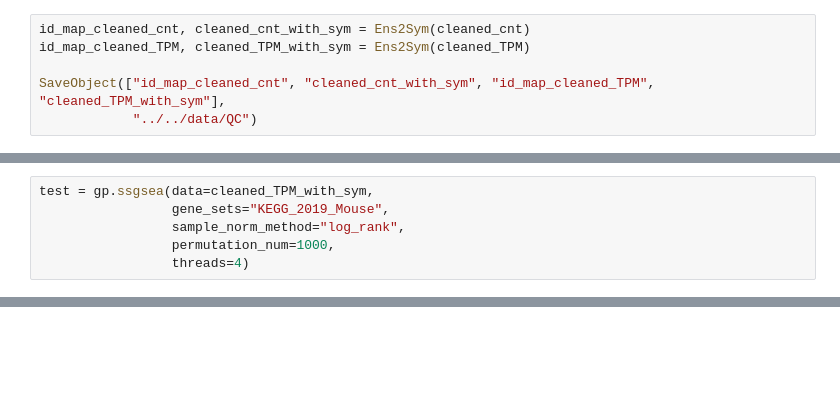
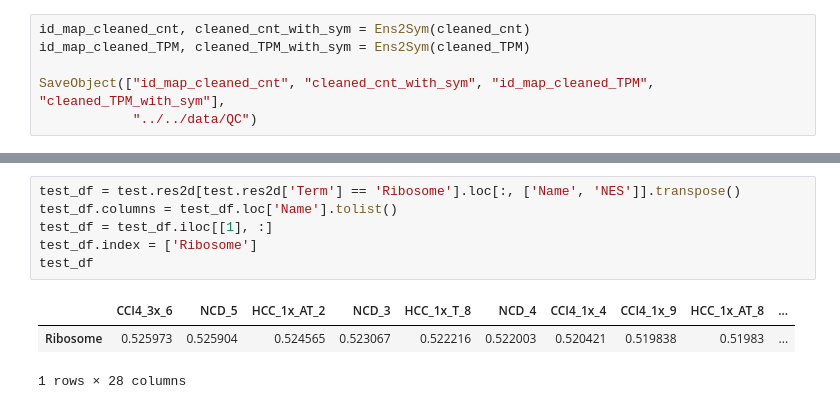
Before and after one commit to jigsaw-snu/NASH_HCC_liver-KRIBB_2022, a Jupyter notebook: srcs/rsem_star_deseq/sample_qc.ipynb, the cells around one changed output, grey strips where cells are left out. Cells and saved outputs as stored; diff of their text form; blank space fills up the shorter version.

```diff
--- a/srcs/rsem_star_deseq/sample_qc.ipynb
+++ b/srcs/rsem_star_deseq/sample_qc.ipynb
@@ -916,6 +909,0 @@ Index(['CCI4_1x_6', 'HCC_3x_T_14', 'HCC_3x_AT_5', 'HCC_3x_T_7', 'HCC_3x_AT_14',
-# %%
-test = gp.ssgsea(data=cleaned_TPM_with_sym,
-                 gene_sets="KEGG_2019_Mouse",
-                 sample_norm_method="log_rank",
-                 permutation_num=1000,
-                 threads=4)
@@ -979,0 +910,10 @@ ModuleNotFoundError: No module named 'rpy2'
+# %%
+test_df = test.res2d[test.res2d['Term'] == 'Ribosome'].loc[:, ['Name', 'NES']].transpose()
+test_df.columns = test_df.loc['Name'].tolist()
+test_df = test_df.iloc[[1], :]
+test_df.index = ['Ribosome']
+test_df
+# %% [output]
+|  | CCI4_3x_6 | NCD_5 | HCC_1x_AT_2 | NCD_3 | HCC_1x_T_8 | NCD_4 | CCI4_1x_4 | CCI4_1x_9 | HCC_1x_AT_8 | ... |
+| Ribosome | 0.525973 | 0.525904 | 0.524565 | 0.523067 | 0.522216 | 0.522003 | 0.520421 | 0.519838 | 0.51983 | ... |
+1 rows × 28 columns
```
Also changed, not shown: parts of 17 cells of this notebook, 2 other files.
